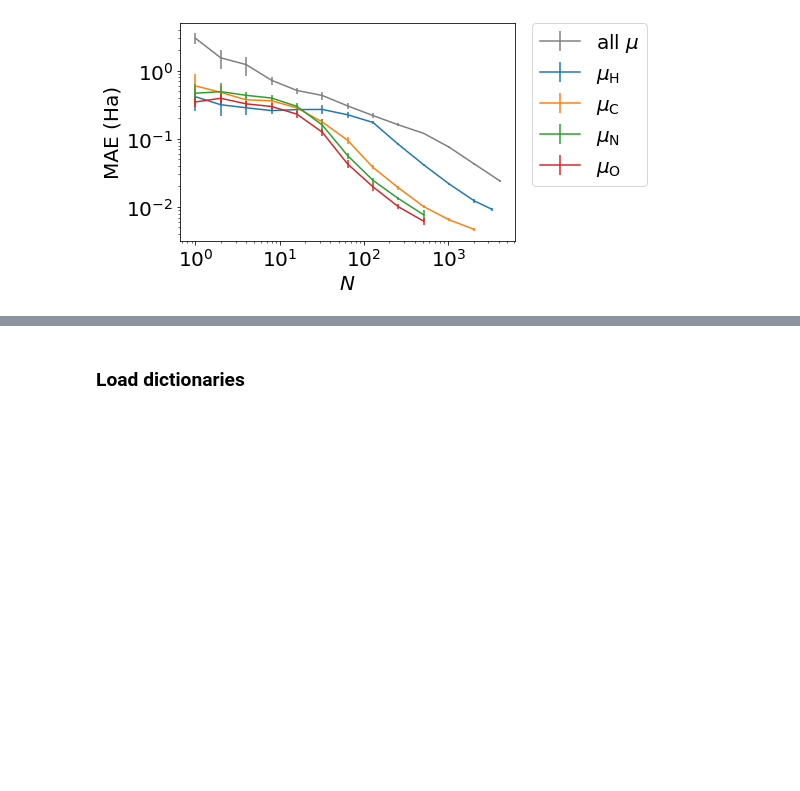
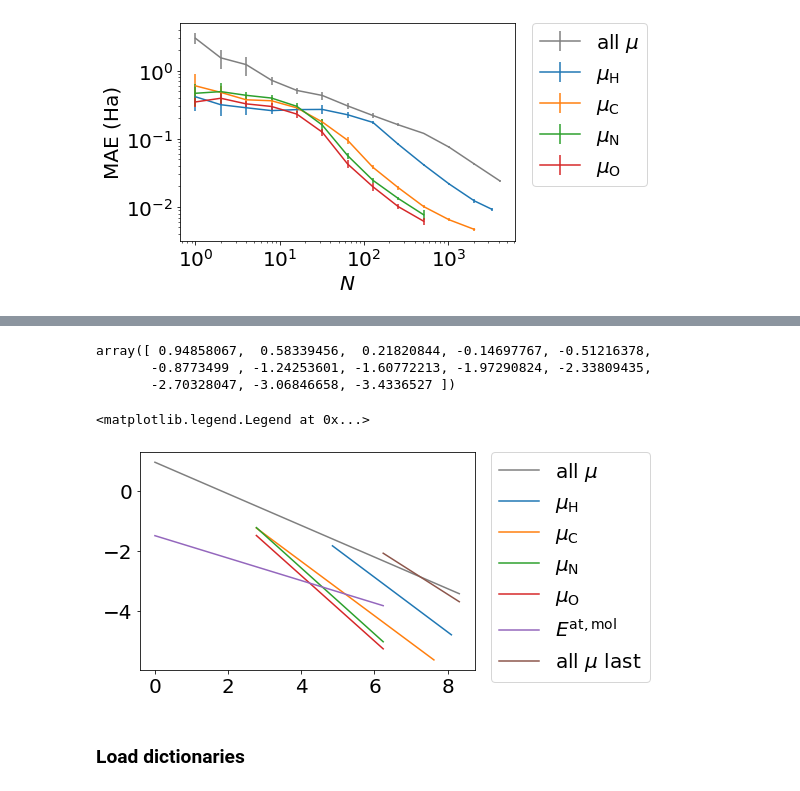
Before and after one commit to ferchault/APDFT, a Jupyter notebook: prototyping/atomic_energies/analysis/machine_learning/alchpot_cm.ipynb, the cells around one changed output, grey strips where cells are left out. Cells and saved outputs as stored; diff of their text form; code cells hidden in the pictures; blank space fills up the shorter version.

```diff
--- a/prototyping/atomic_energies/analysis/machine_learning/alchpot_cm.ipynb
+++ b/prototyping/atomic_energies/analysis/machine_learning/alchpot_cm.ipynb
@@ -71,3 +106,34 @@ array([[1.00000000e+00, 4.68138636e-01, 1.65913506e-01],
+# %%
+def evaluate_fit(x,fit):
+    return(fit[0]*x+fit[1])
+
+evaluate_fit(np.log(all_alchpots[:,0]), fit_all)
+# %% [output]
+array([ 0.94858067,  0.58339456,  0.21820844, -0.14697767, -0.51216378,
+       -0.8773499 , -1.24253601, -1.60772213, -1.97290824, -2.33809435,
+       -2.70328047, -3.06846658, -3.4336527 ])
+# %%
+# plt.plot(np.log(lcurve_ref[:,0]),fit[0]*np.log(lcurve_ref[:,0])+fit[1])
+# plt.plot(np.log(lcurve_ref[:,0]), np.log(lcurve_ref[:,1]))
+labels = [r'all $\mu$',
+          #r'all $\mu$ shifted',
+          r'$\mu_{\rm{H}}$', r'$\mu_{\rm{C}}$', r'$\mu_{\rm{N}}$', r'$\mu_{\rm{O}}$',r'$E^{\rm{at, mol}}$',r'all $\mu$ last']
+
+for i,l in zip([all_alchpots, alchpots_H[7:], alchpots_C[4:], alchpots_N[4:], alchpots_O[4:], lcurve_ref, all_alchpots[9:]],labels):
+    x = np.log(i[:,0])
+    y = np.log(i[:,1])
+    fit = stats.linregress(x,y)
+    y_fitted = evaluate_fit(x, fit)
+
+#     plt.plot(x,y)
+    if l == r'all $\mu$':
+        plt.plot(x, y_fitted, label = l, color = 'tab:grey')
+    else:
+        plt.plot(x, y_fitted, label = l)
+plt.legend(bbox_to_anchor=(1.05, 1), loc='upper left', borderaxespad=0.)
+# %% [output]
+<matplotlib.legend.Legend at 0x...>
+[figure, added]
 # %% [markdown]
 ### Load dictionaries
 # %%
```
Also changed, not shown: parts of 8 cells of this notebook, 5 other files.
